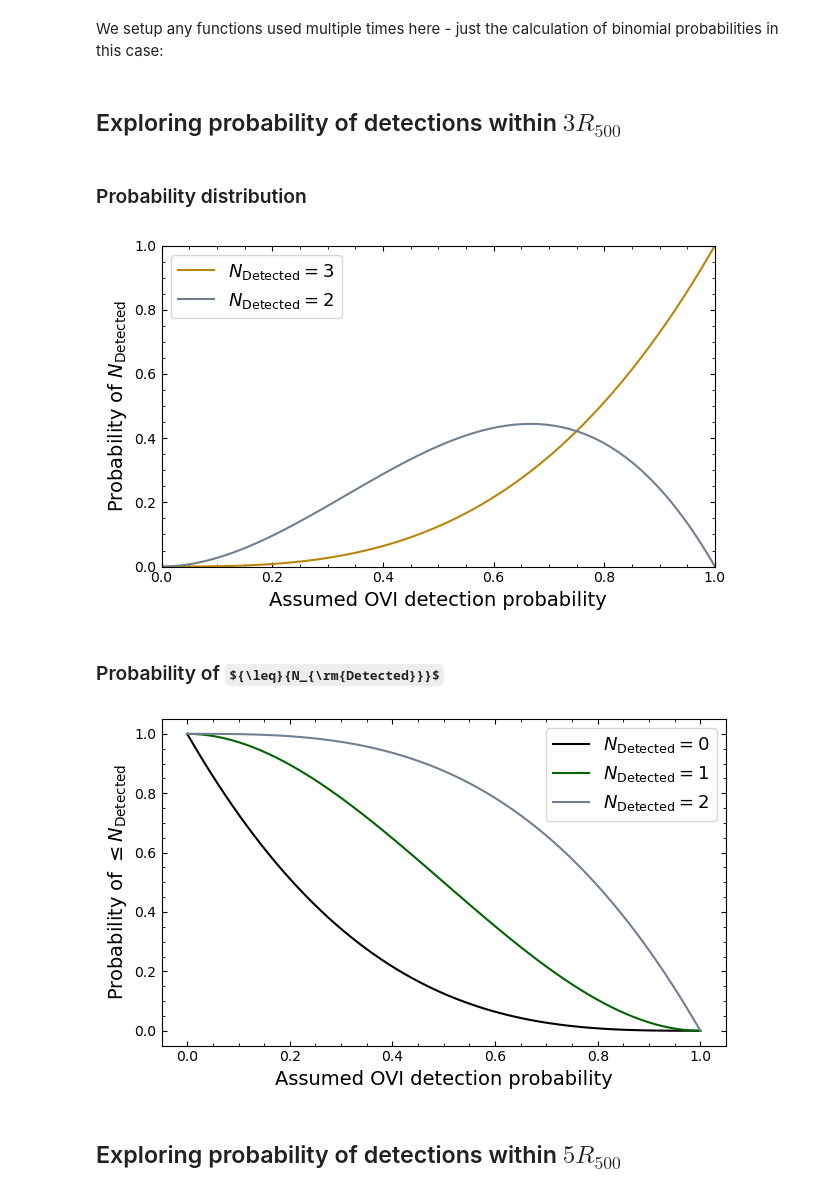
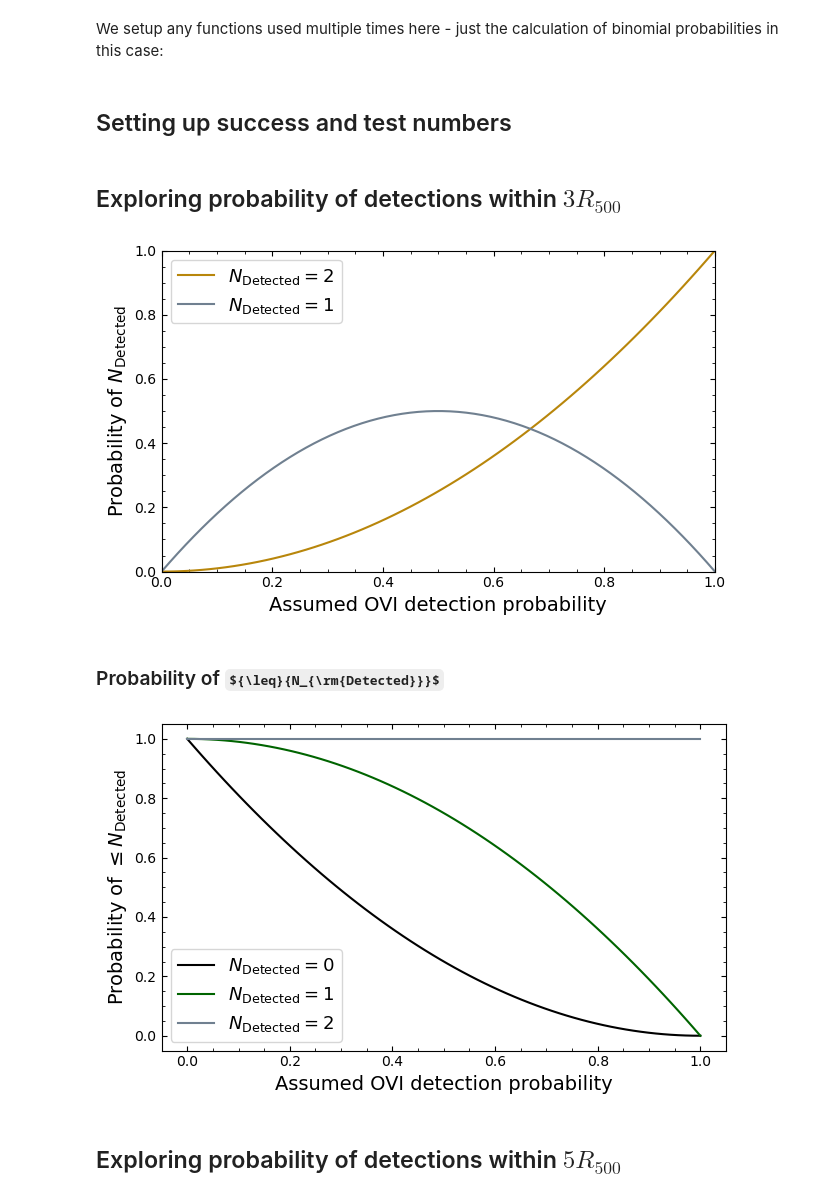
Before and after one commit to DavidT3/OVI_groups, a Jupyter notebook: notebooks/results_analyses/binomial_prob_detection.ipynb, the cells around one changed output. Saved outputs shown, nothing was run; the diff lists cells and outputs as text; code cells hidden in the pictures; some formulas as TeX source.

```diff
--- a/notebooks/results_analyses/binomial_prob_detection.ipynb
+++ b/notebooks/results_analyses/binomial_prob_detection.ipynb
@@ -21,5 +21,23 @@ def binom(n_succ: int, n_test: int, prob_succ: float) -> float:
     pow_part = np.power(prob_succ, n_succ)*np.power((1 - prob_succ), (n_test-n_succ))
 
     return fac_part*pow_part
+# %% [markdown]
+## Setting up success and test numbers
+# %%
+ovi_det = {'<3R500': 2,
+           '<4R500': 2,
+           '<5R500': 3,
+           '3-5R500': 1,
+           '3-4R500': 0,
+           '4-5R500': 1
+          }
+
+num_grp = {'<3R500': 2,
+           '<4R500': 4,
+           '<5R500': 5,
+           '3-5R500': 4,
+           '3-4R500': 2,
+           '4-5R500': 2
+          }
 # %% [markdown]
 ## Exploring probability of detections within $3R_{500}$
@@ -30,5 +44,3 @@ imp_fac_3r500_test_num = 3
-# %% [markdown]
-### Probability distribution
 # %%
 plt.figure(figsize=(6.5, 4))
 
@@ -39,11 +51,11 @@ plt.tick_params(which='both', direction='in', right=True, top=True)
 succ_prob_arr = np.linspace(0, 1, 70)
 
 # bin_prob_arr = binom(imp_fac_succ_num, imp_fac_test_num, succ_prob_arr)
-bin_prob_arr = binom(3, imp_fac_3r500_test_num, succ_prob_arr)
-plt.plot(succ_prob_arr, bin_prob_arr, color='darkgoldenrod', label=r'$N_{\rm{Detected}}=3$')
+bin_prob_arr = binom(2, num_grp['<3R500'], succ_prob_arr)
+plt.plot(succ_prob_arr, bin_prob_arr, color='darkgoldenrod', label=r'$N_{\rm{Detected}}=2$')
 
-bin_prob_arr = binom(2, imp_fac_3r500_test_num, succ_prob_arr)
-plt.plot(succ_prob_arr, bin_prob_arr, color='slategrey', label=r'$N_{\rm{Detected}}=2$')
+bin_prob_arr = binom(1, num_grp['<3R500'], succ_prob_arr)
+plt.plot(succ_prob_arr, bin_prob_arr, color='slategrey', label=r'$N_{\rm{Detected}}=1$')
 
 plt.xlabel(r'Assumed OVI detection probability', fontsize=14)
 plt.ylabel(r'Probability of $N_{\rm{Detected}}$', fontsize=14)
@@ -56,40 +68,40 @@ plt.tight_layout()
 # plt.savefig('noupload_test_prob_fig.pdf')
 plt.show()
 # %% [output]
-[figure, old version]
+[figure, new version]
 # %% [markdown]
 ### Probability of ${\leq}{N_{\rm{Detected}}}$
 # %%
 plt.figure(figsize=(6.5, 4))
 
 plt.minorticks_on()
 plt.tick_params(which='both', direction='in', right=True, top=True)
 
 # The x-axis - we're exploring a range of success probabilities
 succ_prob_arr = np.linspace(0, 1, 70)
 
-zero_succ = binom(0, imp_fac_3r500_test_num, succ_prob_arr)
-one_succ = binom(1, imp_fac_3r500_test_num, succ_prob_arr)
-two_succ = binom(2, imp_fac_3r500_test_num, succ_prob_arr)
-three_succ = binom(3, imp_fac_3r500_test_num, succ_prob_arr)
-four_succ = binom(4, imp_fac_3r500_test_num, succ_prob_arr)
+zero_succ = binom(0, num_grp['<3R500'], succ_prob_arr)
+one_succ = binom(1, num_grp['<3R500'], succ_prob_arr)
+two_succ = binom(2, num_grp['<3R500'], succ_prob_arr)
+three_succ = binom(3, num_grp['<3R500'], succ_prob_arr)
+four_succ = binom(4, num_grp['<3R500'], succ_prob_arr)
 
 plt.plot(succ_prob_arr, zero_succ, color='black',
          label=r'$N_{\rm{Detected}}=0$')
 
 plt.plot(succ_prob_arr, zero_succ+one_succ, color='darkgreen',
          label=r'$N_{\rm{Detected}}=1$')
 
 plt.plot(succ_prob_arr, zero_succ+one_succ+two_succ,
          color='slategrey', label=r'$N_{\rm{Detected}}=2$')
 
 plt.xlabel(r'Assumed OVI detection probability', fontsize=14)
 plt.ylabel(r'Probability of ${\leq}{N_{\rm{Detected}}}$', fontsize=14)
 
 plt.legend(loc='best', fontsize=13)
 plt.tight_layout()
 plt.show()
 # %% [output]
-[figure, old version]
+[figure, new version]
 # %% [markdown]
 ## Exploring probability of detections within $5R_{500}$
```
Also changed, not shown: parts of 10 cells of this notebook, 2 other files.
